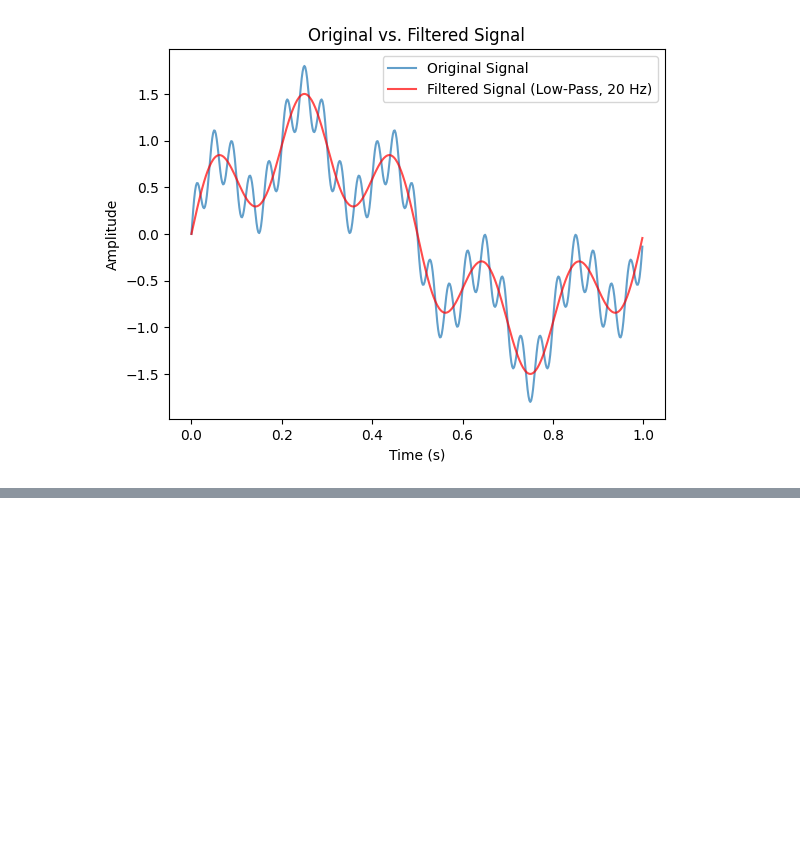
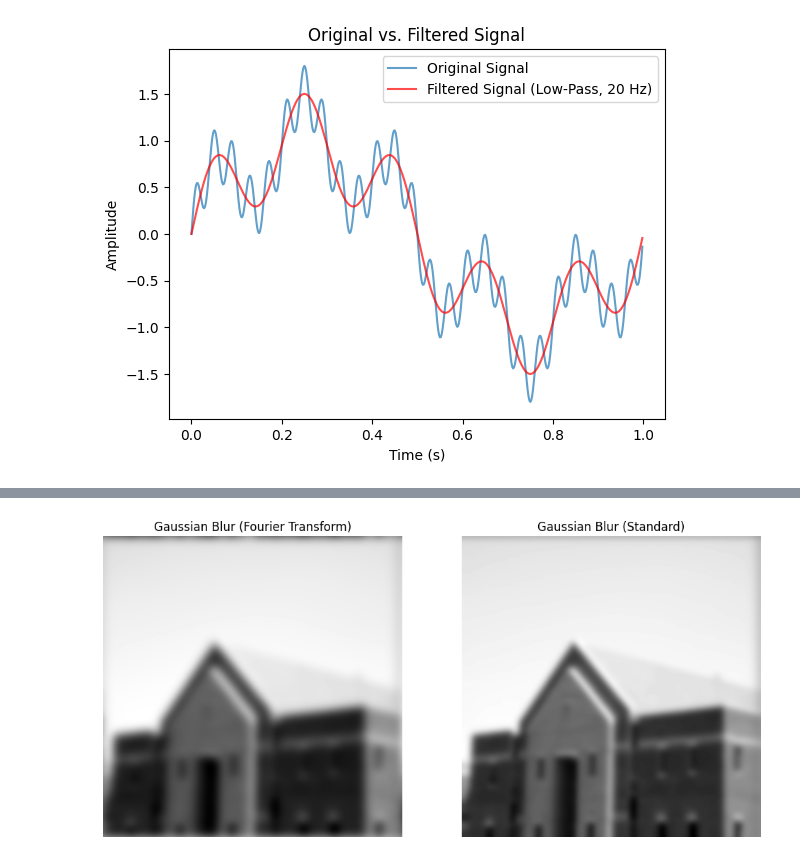
Before and after one commit to Muh-Ayyub/Advanced-Mathmatics-Using-Google-colab, a Jupyter notebook: CM2607_Coursework.ipynb, the cells around one changed output, grey strips where cells are left out. Cells and saved outputs as stored; diff of their text form; code cells hidden in the pictures; blank space fills up the shorter version.

```diff
--- a/CM2607_Coursework.ipynb
+++ b/CM2607_Coursework.ipynb
@@ -226,0 +352,44 @@ plt.show()
+# %%
+#Question 5b - working and answer
+
+# Create a Gaussian low-pass filter
+x = np.linspace(-cols // 2, cols // 2, cols)
+y = np.linspace(-rows // 2, rows // 2, rows)
+x, y = np.meshgrid(x, y)
+
+# Standard deviation for Gaussian kernel
+sigma = 10
+
+gaussian_filter_2d = np.exp(-(x**2 + y**2) / (2 * sigma**2))
+
+# Normalize the filter
+gaussian_filter_2d /= gaussian_filter_2d.sum()
+
+# Apply the Gaussian filter in the frequency domain
+f_shift_blur = f_shift * gaussian_filter_2d
+
+# Perform the inverse Fourier Transform
+f_ishift_blur = np.fft.ifftshift(f_shift_blur)
+image_blurred_fft = np.abs(ifft2(f_ishift_blur))
+
+# Apply a standard Gaussian blur for comparison
+image_blurred_standard = gaussian_filter(image_array, sigma=sigma)
+
+# Visualize the results
+plt.figure(figsize=(12, 6))
+
+# Fourier-based Gaussian blur
+plt.subplot(1, 2, 1)
+plt.title('Gaussian Blur (Fourier Transform)')
+plt.imshow(image_blurred_fft, cmap='gray')
+plt.axis('off')
+
+# Standard Gaussian blur
+plt.subplot(1, 2, 2)
+plt.title('Gaussian Blur (Standard)')
+plt.imshow(image_blurred_standard, cmap='gray')
+plt.axis('off')
+
+plt.show()
+# %% [output]
+[figure, added]
```
Also changed, not shown: parts of 25 cells of this notebook.
